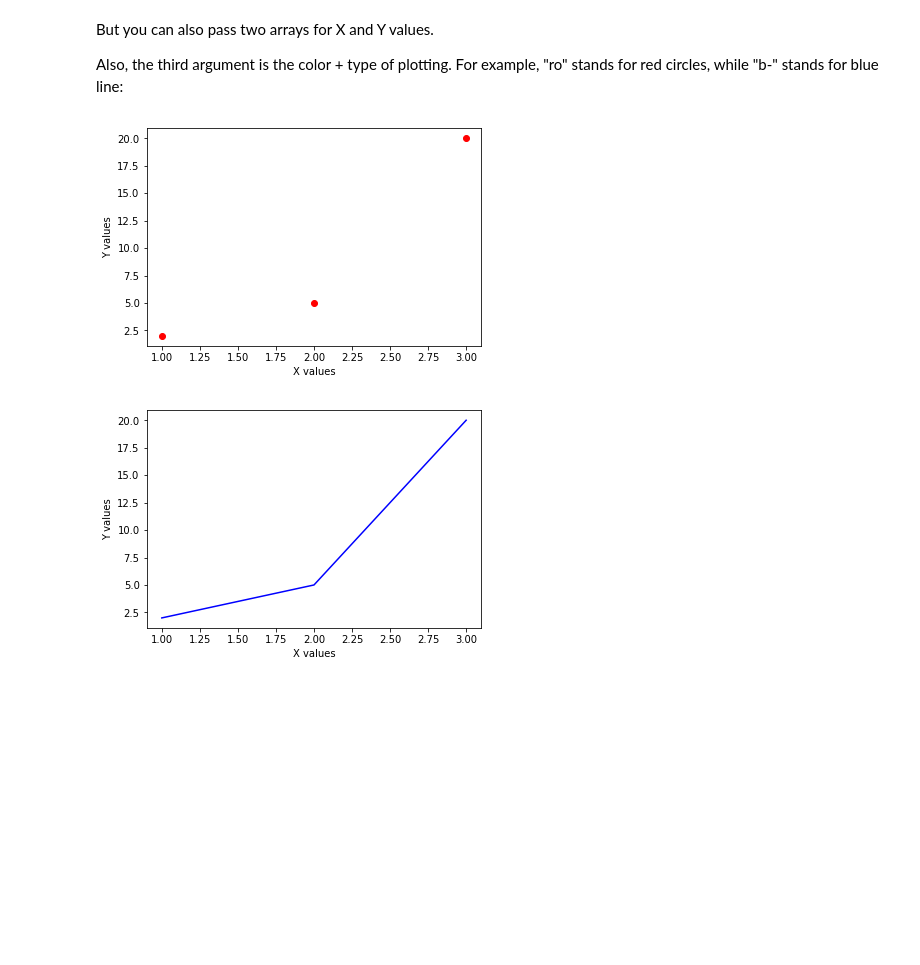
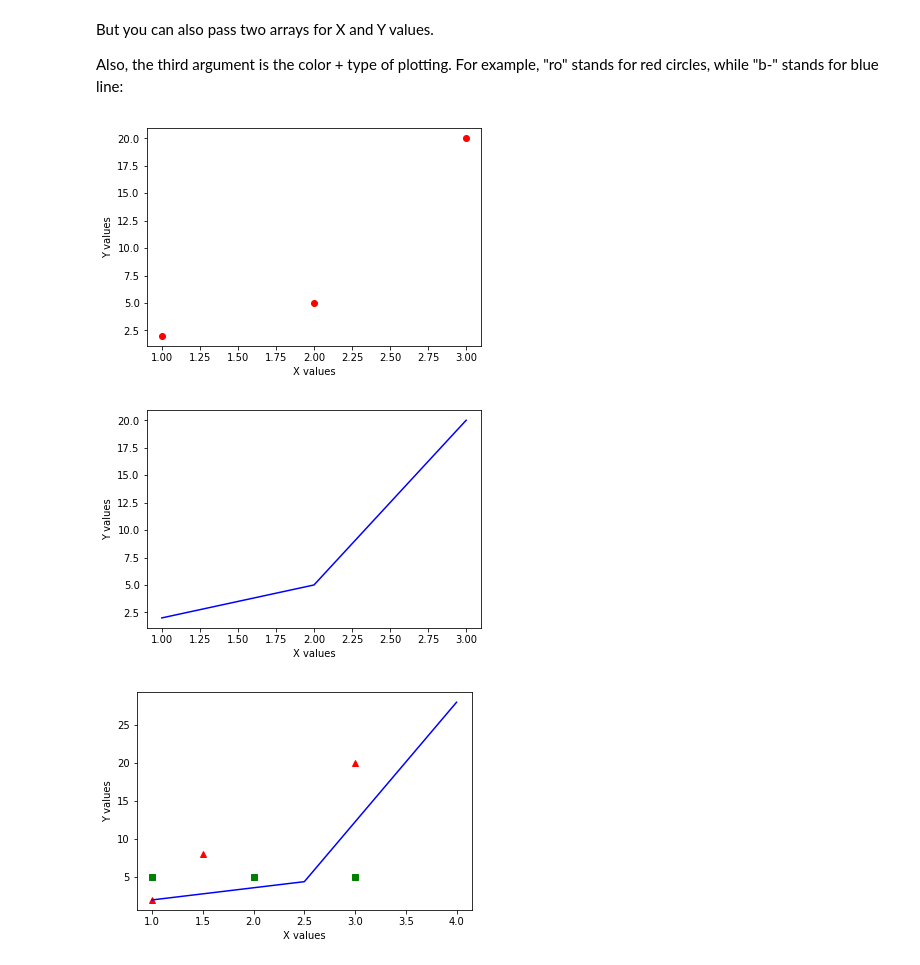
Before and after one commit to dielsonsales/Machine-Learning-Playground, a Jupyter notebook: MatplotLib.ipynb, the cells around one changed output. Drawn from its saved outputs; the diff is of its cells as text; code cells hidden in the pictures; blank space fills up the shorter version.

```diff
--- a/MatplotLib.ipynb
+++ b/MatplotLib.ipynb
@@ -18,18 +20,33 @@ Also, the third argument is the color + type of plotting. For example, "ro" stan
 # %%
 import numpy as np
 import matplotlib.pyplot as plt
 
+# Scatter plot
 X = np.array([1, 2, 3])
 Y = np.array([2, 5, 20])
 plt.xlabel('X values')
 plt.ylabel('Y values')
 plt.plot(X, Y, 'ro')
 plt.show()
 
+# Line plot
 plt.xlabel('X values')
 plt.ylabel('Y values')
 plt.plot(X, Y, 'b-')
 plt.show()
+
+# Mixing 3 different values
+X1 = np.array([1, 1.5, 3])
+Y1 = np.array([2, 8, 20])
+X2 = np.array([1, 2.5, 4])
+Y2 = np.array([2, 4.4, 28])
+X3 = np.array([1, 2, 3])
+Y3 = np.array([5, 5, 5])
+plt.xlabel('X values')
+plt.ylabel('Y values')
+plt.plot(X1, Y1, 'r^', X2, Y2, 'b-', X3, Y3, 'gs')
+plt.show()
 # %% [output]
 [figure]
 [figure]
+[figure, added]
```
Also changed, not shown: parts of 11 cells of this notebook.
